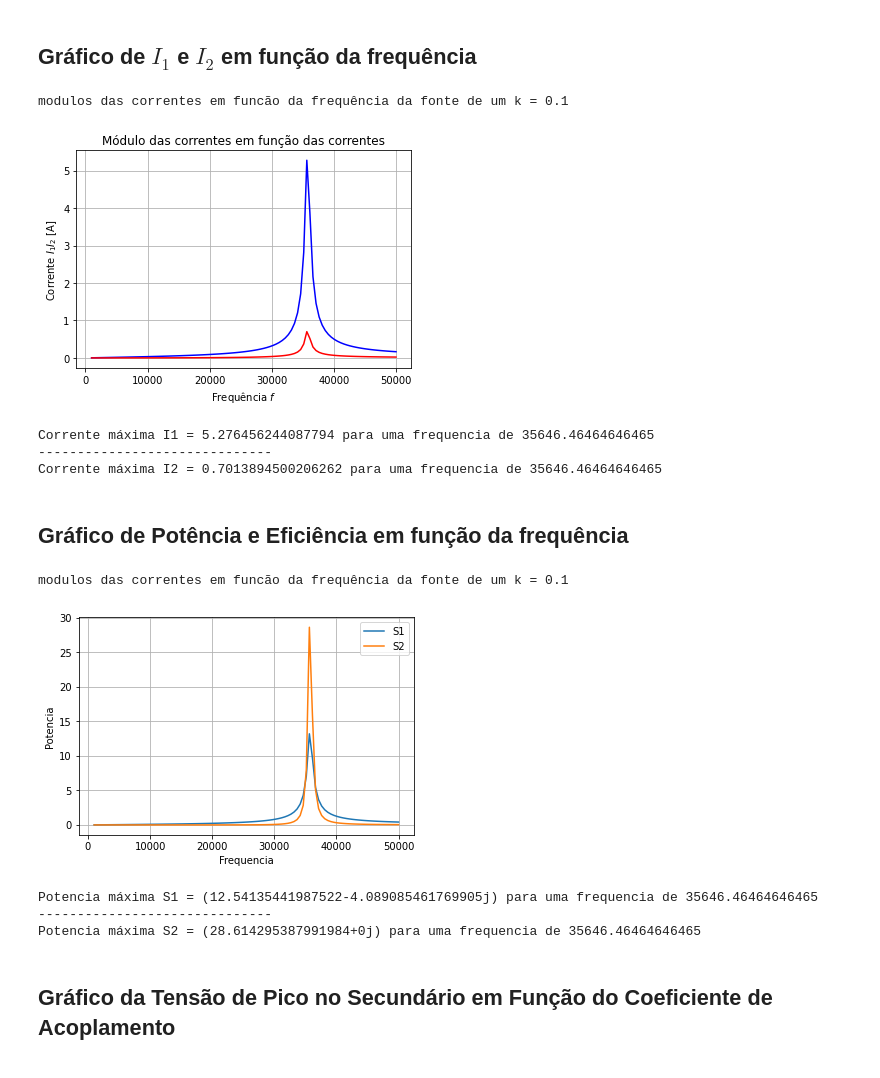
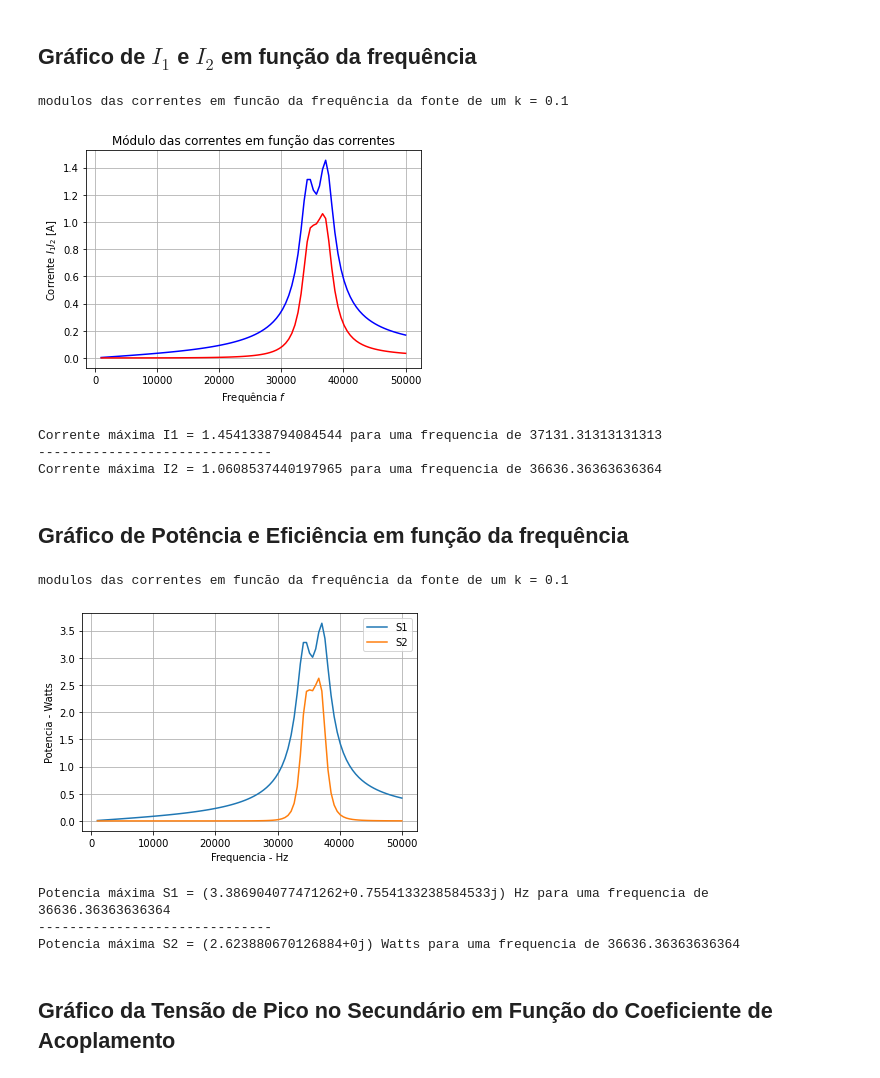
Before and after one commit to lucasfonseca19/projeto-eletromag, a Jupyter notebook: projeto.ipynb, the cells around one changed output. Cells and saved outputs as stored; diff of their text form; code cells hidden in the pictures.

```diff
--- a/projeto.ipynb
+++ b/projeto.ipynb
@@ -72,8 +72,7 @@ def CalcularTransformador(Uf, Rc, k, f, R1, L1, C1, p):
     i = np.dot(np.linalg.inv(Z),V)
 
     #tensao no secundario
-    XC = 1/(1j*w*C1)
-    Zeq = ( (XC *Rc)/(XC + Rc) )
+    Zeq = ( (XC1 * Rc)/(XC1 + Rc) )
     v2 = Zeq * i[1]
 
     return i[0], i[1], v2
@@ -83,9 +82,9 @@ def CalcularTransformador(Uf, Rc, k, f, R1, L1, C1, p):
 
 # Entradas da função: Uf(volts), Rc(ohms), k, R1(ohms), L1(Henry), C1(Henry)
 Uf = 5     # Tensão da fonte (pico)
-Rc = 40      # Resistência do capacitor
+Rc = 400      # Resistência do capacitor
 k = 0.1     # Coeficiente de acoplamento
-f = 60      # frequencia da fonte
+f = 35588      # frequencia da fonte
 R1 = 0.5    # Resistência do resistor
 L1 = 200e-6 # Indutância do indutor1
 # L2 = L1     # Indutância do indutor2
@@ -172,15 +171,15 @@ plt.ylabel("Corrente $I_1 I_2$ [A]")
 plt.grid(True)
 plt.show()
 
-print("Corrente máxima I1 = {} para uma frequencia de {}".format(max_i1, f_max_i1))
+print("Corrente máxima I1 = {} Ohms para uma frequencia de {}".format(max_i1, f_max_i1))
 print("-"*30)
-print("Corrente máxima I2 = {} para uma frequencia de {}".format(max_i2, f_max_i2))
+print("Corrente máxima I2 = {} Ohms para uma frequencia de {}".format(max_i2, f_max_i2))
 # %% [output]
 modulos das correntes em funcão da frequência da fonte de um k = 0.1
-[figure, old version]
+[figure, new version]
-Corrente máxima I1 = 5.276456244087794 para uma frequencia de 35646.46464646465
+Corrente máxima I1 = 1.4541338794084544 para uma frequencia de 37131.31313131313
 ------------------------------
-Corrente máxima I2 = 0.7013894500206262 para uma frequencia de 35646.46464646465
+Corrente máxima I2 = 1.0608537440197965 para uma frequencia de 36636.36363636364
 # %% [markdown]
 ## Gráfico de Potência e Eficiência em função da frequência
 # %%
@@ -208,43 +207,43 @@ for f in F:
     S1 = Uf * i1.conjugate()/2
     # print('Potência real = %.2f' %(S1.real))
 
-    S2 = V2 * i_rc.conjugate()/2
+    S2 = v2 * i_rc.conjugate()/2
     # print('Potência real = %.2f' %(S2.real))
 
 
     if S1 > max_s1:
         max_s1 = S1
         f_max_s1 = f
 
     if S2 > max_s2:
         max_s2 = S2
         f_max_s2 = f
 
     L_s1.append(abs(S1))
     L_s2.append(abs(S2))
 
 plt.plot(F, L_s1, label = "S1")
 plt.legend()
 
 plt.plot(F, L_s2, label = "S2")
 plt.legend()
 
-plt.xlabel("Frequencia")
-plt.ylabel("Potencia")
+plt.xlabel("Frequencia - Hz")
+plt.ylabel("Potencia - Watts")
 
 plt.grid(True)
 plt.show()
 
 
-print("Potencia máxima S1 = {} para uma frequencia de {}".format(max_s1, f_max_s1))
+print("Potencia máxima S1 = {} Hz para uma frequencia de {}".format(max_s1, f_max_s1))
 print("-"*30)
-print("Potencia máxima S2 = {} para uma frequencia de {}".format(max_s2, f_max_s2))
+print("Potencia máxima S2 = {} Watts para uma frequencia de {}".format(max_s2, f_max_s2))
 # %% [output]
 modulos das correntes em funcão da frequência da fonte de um k = 0.1
-[figure, old version]
+[figure, new version]
-Potencia máxima S1 = (12.54135441987522-4.089085461769905j) para uma frequencia de 35646.46464646465
+Potencia máxima S1 = (3.386904077471262+0.7554133238584533j) Hz para uma frequencia de 36636.36363636364
 ------------------------------
-Potencia máxima S2 = (28.614295387991984+0j) para uma frequencia de 35646.46464646465
+Potencia máxima S2 = (2.623880670126884+0j) Watts para uma frequencia de 36636.36363636364
 # %% [markdown]
 ## Gráfico da Tensão de Pico no Secundário em Função do Coeficiente de Acoplamento
 # %%
```
Also changed, not shown: parts of 3 cells of this notebook, 1 other file.
